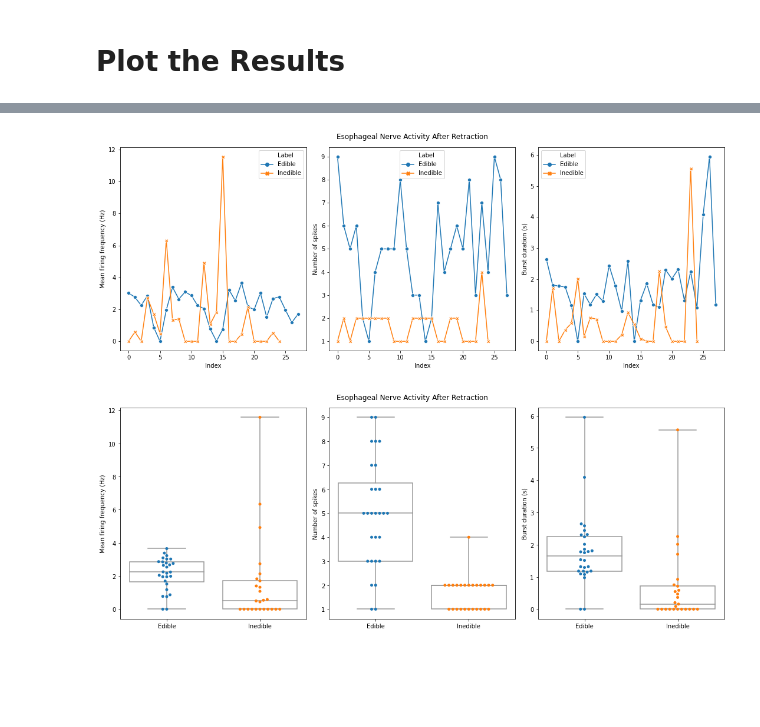
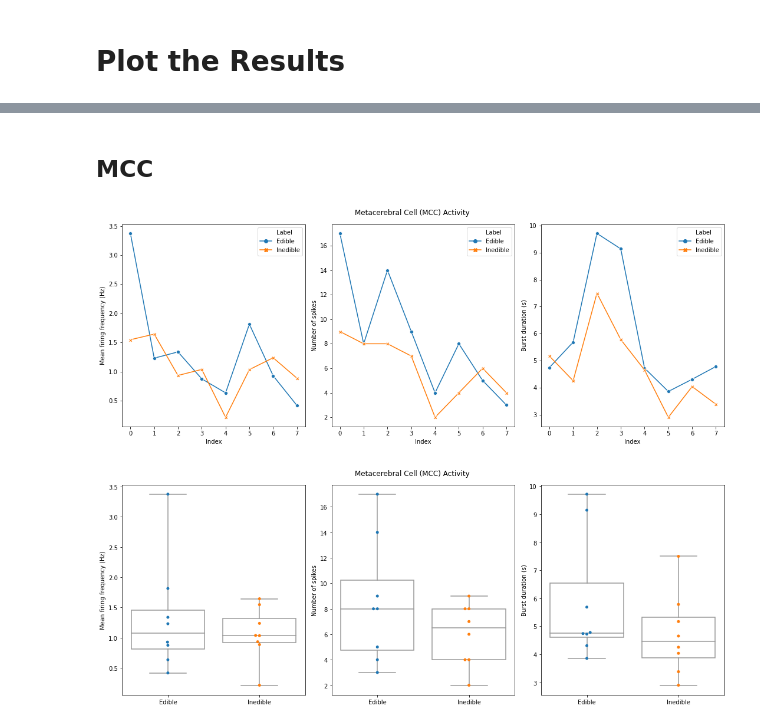
Before and after one commit to jpgill86/JG20-analysis, a Jupyter notebook: JG20_Analysis.ipynb, the cells around one changed output, grey strips where cells are left out. Drawn from its saved outputs; the diff is of its cells as text; code cells hidden in the pictures; blank space fills up the shorter version.

```diff
--- a/JG20_Analysis.ipynb
+++ b/JG20_Analysis.ipynb
@@ -137,6 +137,6 @@ time_windows = [
                 ('IN VIVO / JG20 / 2020-02-26 / 001', [1654.97, 1657.97]),
                 ]
 
-df_edible = quantify_spiketrain(label, unit, time_windows)
-df_edible
+df_en_edible = quantify_spiketrain(label, unit, time_windows)
+df_en_edible
 # %% [output]
@@ -193,6 +193,6 @@ time_windows = [
                 ('IN VIVO / JG20 / 2020-02-26 / 001', [856.3, 857.3]),
                 ]
 
-df_inedible = quantify_spiketrain(label, unit, time_windows)
-df_inedible
+df_en_inedible = quantify_spiketrain(label, unit, time_windows)
+df_en_inedible
 # %% [output]
@@ -216,4 +278,4 @@ df_inedible
 # %% [markdown]
 # Plot the Results
 # %%
-df_all = pd.concat([df_edible, df_inedible])
+df_all = pd.concat([df_en_edible, df_en_inedible, df_mcc_edible, df_mcc_inedible])
@@ -221,0 +304,24 @@ columns = ['Mean firing frequency (Hz)', 'Number of spikes', 'Burst duration (s)
+# %%
+title = 'Esophageal Nerve Activity After Retraction'
+unit = 'EN small'
+columns = ['Mean firing frequency (Hz)', 'Number of spikes', 'Burst duration (s)']
+
+fig, axes = plt.subplots(nrows=1, ncols=len(columns), figsize=(15,6))
+
+for i, y in enumerate(columns):
+    ax = axes[i]
+
+    # draw box-and-whisker plots
+    sns.boxplot(x='Label', y=y, data=df_all[df_all['Unit'] == unit], ax=ax, color='w', whis=999) # whiskers span extrema
+
+    # plot individual points
+    sns.swarmplot(x='Label', y=y, data=df_all[df_all['Unit'] == unit], ax=ax)
+
+    # remove the x-axis label
+    ax.set_xlabel(None)
+
+# add a plot title
+plt.suptitle(title)
+
+# adjust plot spacing
+plt.tight_layout(rect=[0, 0.03, 1, 0.95])
@@ -222,38 +330,48 @@ columns = ['Mean firing frequency (Hz)', 'Number of spikes', 'Burst duration (s)
+# %% [markdown]
+## MCC
 # %%
+title = 'Metacerebral Cell (MCC) Activity'
+unit = 'MCC'
+columns = ['Mean firing frequency (Hz)', 'Number of spikes', 'Burst duration (s)']
+
 fig, axes = plt.subplots(nrows=1, ncols=len(columns), figsize=(15,6))
 
 for i, y in enumerate(columns):
     ax = axes[i]
 
     # plot swallows in sequence-order
-    sns.lineplot(x='Index', y=y, hue='Label', style='Label', data=df_all, ax=ax, markers=True, dashes=False)
+    sns.lineplot(x='Index', y=y, hue='Label', style='Label', data=df_all[df_all['Unit'] == unit], ax=ax, markers=True, dashes=False)
 
 # add a plot title
-plt.suptitle('Esophageal Nerve Activity After Retraction')
+plt.suptitle(title)
 
 # adjust plot spacing
 plt.tight_layout(rect=[0, 0.03, 1, 0.95])
 # %% [output]
-[figure, old version]
+[figure, new version]
 # %%
+title = 'Metacerebral Cell (MCC) Activity'
+unit = 'MCC'
+columns = ['Mean firing frequency (Hz)', 'Number of spikes', 'Burst duration (s)']
+
 fig, axes = plt.subplots(nrows=1, ncols=len(columns), figsize=(15,6))
 
 for i, y in enumerate(columns):
     ax = axes[i]
 
     # draw box-and-whisker plots
-    sns.boxplot(x='Label', y=y, data=df_all, ax=ax, color='w', whis=999) # whiskers span extrema
+    sns.boxplot(x='Label', y=y, data=df_all[df_all['Unit'] == unit], ax=ax, color='w', whis=999) # whiskers span extrema
 
     # plot individual points
-    sns.swarmplot(x='Label', y=y, data=df_all, ax=ax)
+    sns.swarmplot(x='Label', y=y, data=df_all[df_all['Unit'] == unit], ax=ax)
 
     # remove the x-axis label
     ax.set_xlabel(None)
 
 # add a plot title
-plt.suptitle('Esophageal Nerve Activity After Retraction')
+plt.suptitle(title)
 
 # adjust plot spacing
 plt.tight_layout(rect=[0, 0.03, 1, 0.95])
 # %% [output]
-[figure, old version]
+[figure, new version]
```
Also changed, not shown: parts of 13 cells of this notebook.
